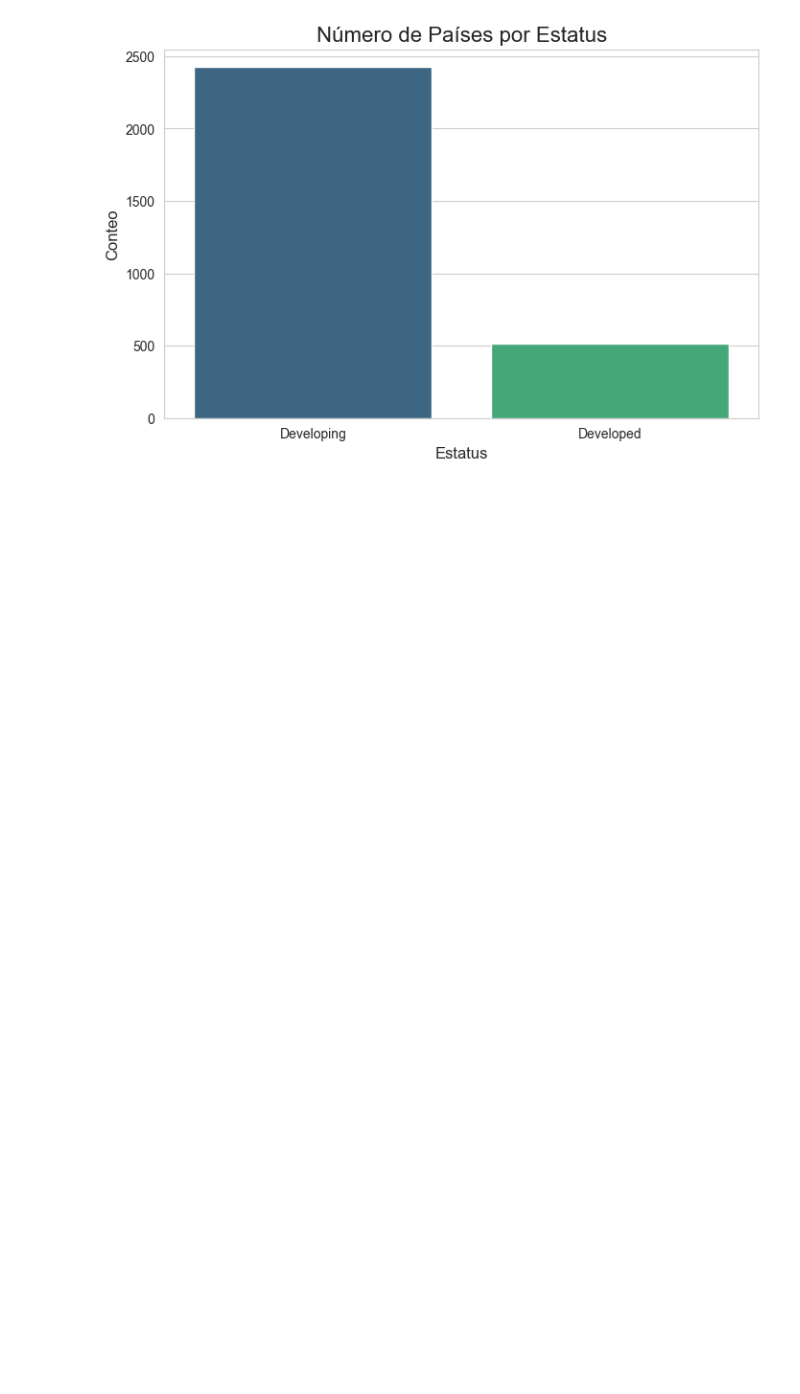
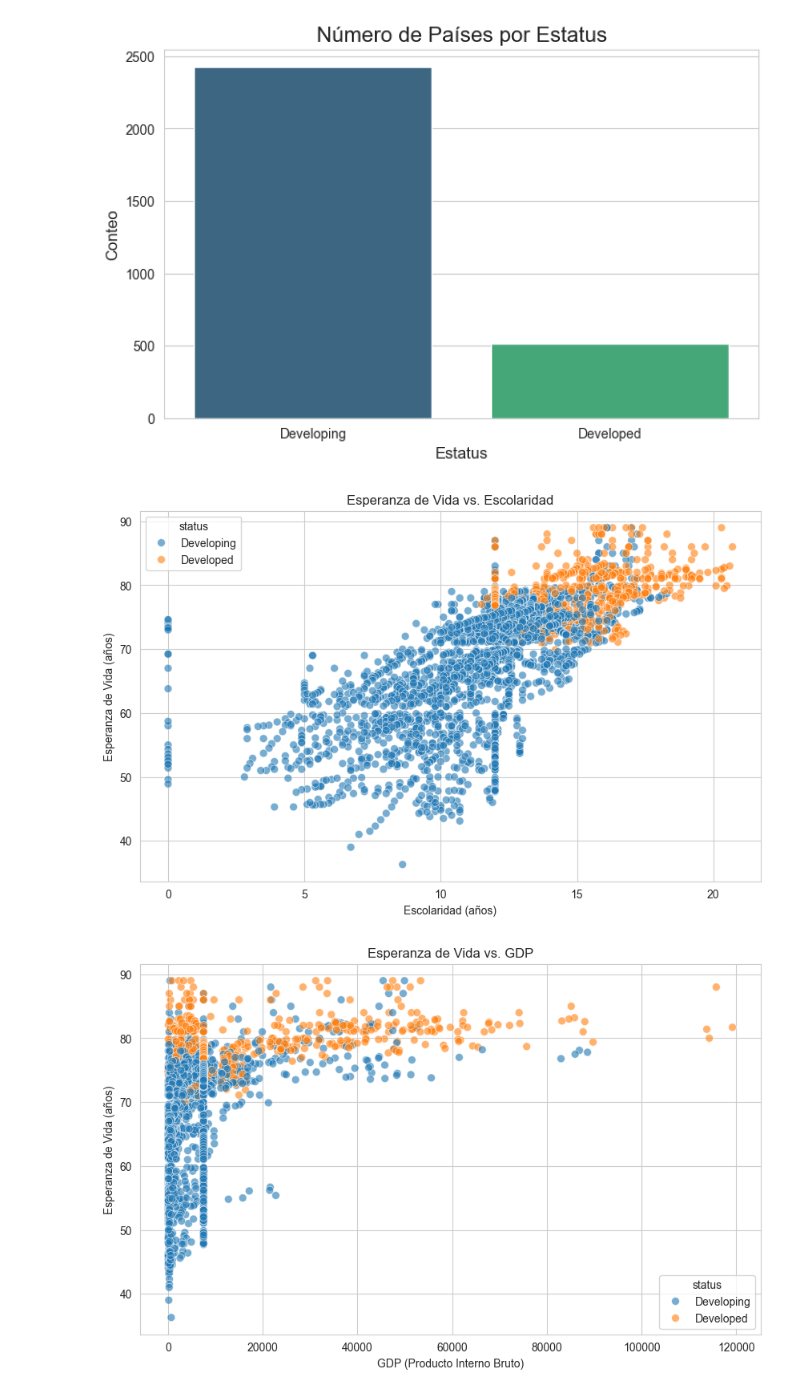
Before and after one commit to Factoria-F5-madrid/equipo5_proyecto5, a Jupyter notebook: eda_visualizaciones.ipynb, the cells around one changed output. Cells and saved outputs as stored; diff of their text form; code cells hidden in the pictures; blank space fills up the shorter version.

```diff
--- a/eda_visualizaciones.ipynb
+++ b/eda_visualizaciones.ipynb
@@ -131,3 +130,25 @@ Passing `palette` without assigning `hue` is deprecated and will be removed in v
 
   sns.barplot(x=status_counts.index, y=status_counts.values, palette='viridis')
 [figure]
+# %%
+# Gráficos de dispersión para visualizar relaciones
+# Relación entre "Esperanza de Vida" y "Escolaridad"
+plt.figure(figsize=(10, 6))
+sns.scatterplot(x='schooling', y='life_expectancy', hue='status', data=df, s=50, alpha=0.6)
+plt.title('Esperanza de Vida vs. Escolaridad')
+plt.xlabel('Escolaridad (años)')
+plt.ylabel('Esperanza de Vida (años)')
+plt.grid(True)
+plt.show()
+
+# Relación entre "GDP" y "Esperanza de Vida"
+plt.figure(figsize=(10, 6))
+sns.scatterplot(x='gdp', y='life_expectancy', hue='status', data=df, s=50, alpha=0.6)
+plt.title('Esperanza de Vida vs. GDP')
+plt.xlabel('GDP (Producto Interno Bruto)')
+plt.ylabel('Esperanza de Vida (años)')
+plt.grid(True)
+plt.show()
+# %% [output]
+[figure, added]
+[figure, added]
```
Also changed, not shown: parts of 16 cells of this notebook.
